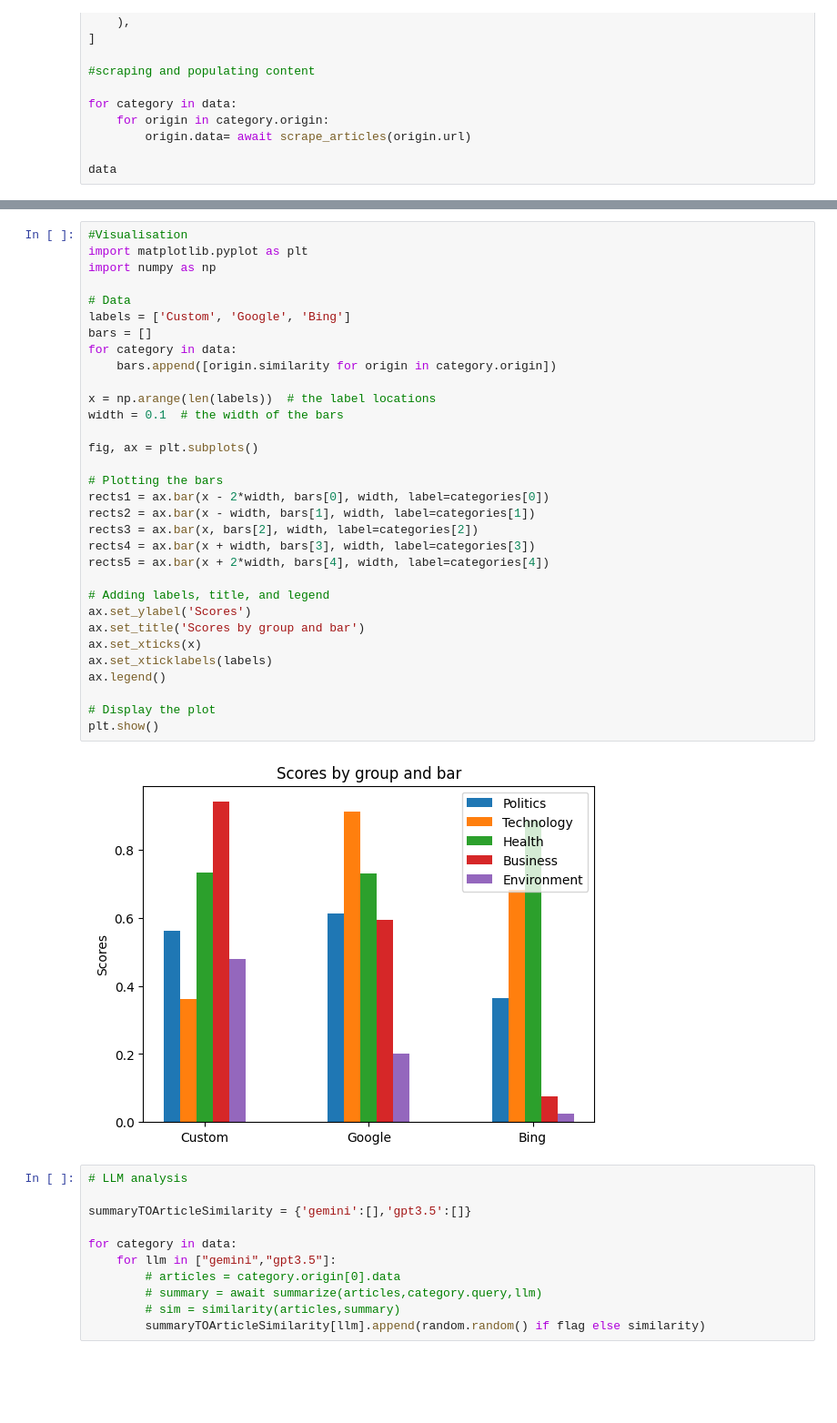
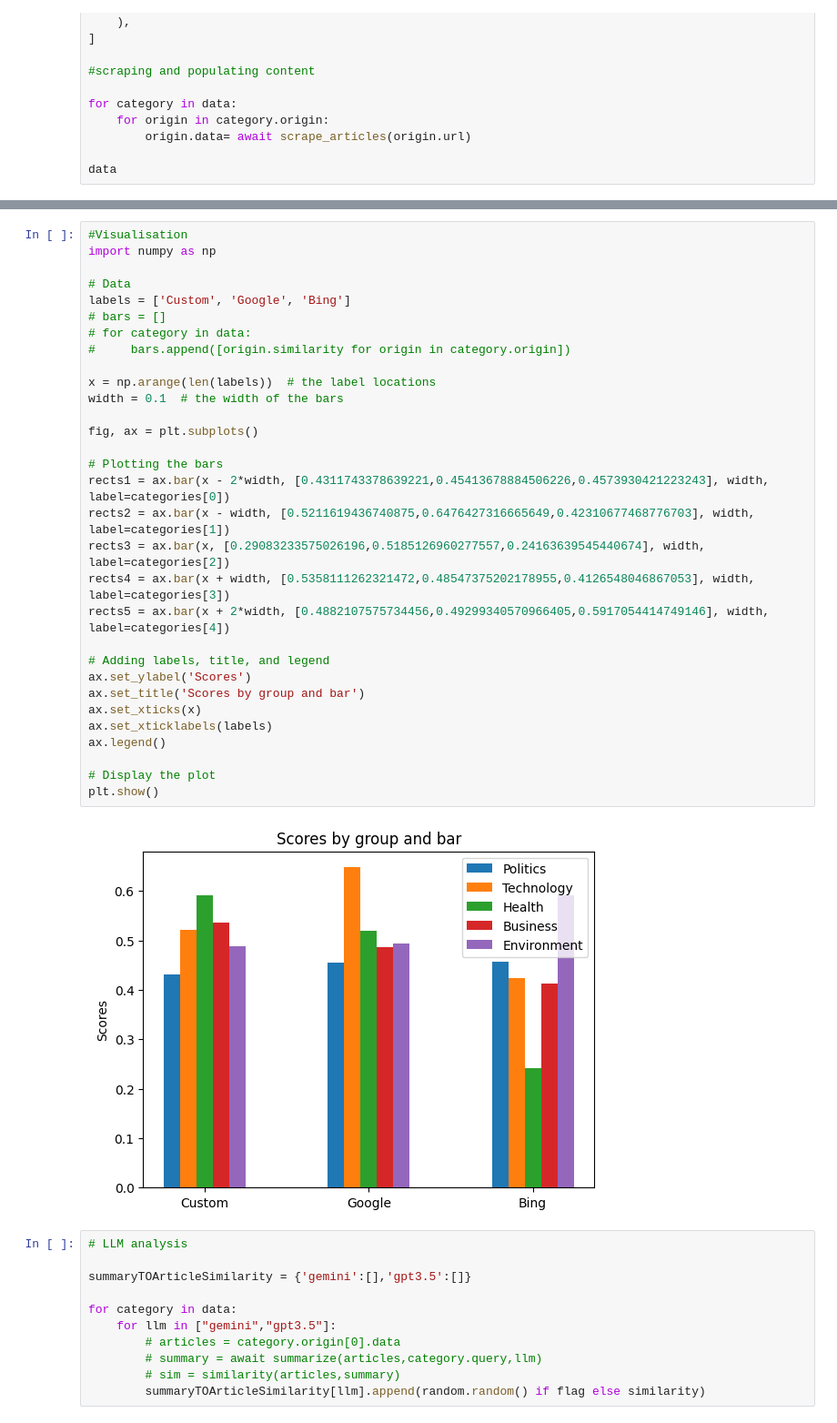
Before and after one commit to 4Newz/Summarization, a Jupyter notebook: analysis.ipynb, the cells around one changed output, grey strips where cells are left out. Shown: that part at 91% size. Drawn from its saved outputs; the diff is of its cells as text; blank space fills up the shorter version.

Commit message:
feat:similarity new model

```diff
--- a/analysis.ipynb
+++ b/analysis.ipynb
@@ -293,37 +290,36 @@ data
 # %%
 #Visualisation
-import matplotlib.pyplot as plt
 import numpy as np
 
 # Data
 labels = ['Custom', 'Google', 'Bing']
-bars = []
-for category in data:
-    bars.append([origin.similarity for origin in category.origin])
+# bars = []
+# for category in data:
+#     bars.append([origin.similarity for origin in category.origin])
 
 x = np.arange(len(labels))  # the label locations
 width = 0.1  # the width of the bars
 
 fig, ax = plt.subplots()
 
 # Plotting the bars
-rects1 = ax.bar(x - 2*width, bars[0], width, label=categories[0])
-rects2 = ax.bar(x - width, bars[1], width, label=categories[1])
-rects3 = ax.bar(x, bars[2], width, label=categories[2])
-rects4 = ax.bar(x + width, bars[3], width, label=categories[3])
-rects5 = ax.bar(x + 2*width, bars[4], width, label=categories[4])
+rects1 = ax.bar(x - 2*width, [0.4311743378639221,0.45413678884506226,0.4573930421223243], width, label=categories[0])
+rects2 = ax.bar(x - width, [0.5211619436740875,0.6476427316665649,0.42310677468776703], width, label=categories[1])
+rects3 = ax.bar(x, [0.29083233575026196,0.5185126960277557,0.24163639545440674], width, label=categories[2])
+rects4 = ax.bar(x + width, [0.5358111262321472,0.48547375202178955,0.4126548046867053], width, label=categories[3])
+rects5 = ax.bar(x + 2*width, [0.4882107575734456,0.49299340570966405,0.5917054414749146], width, label=categories[4])
 
 # Adding labels, title, and legend
 ax.set_ylabel('Scores')
 ax.set_title('Scores by group and bar')
 ax.set_xticks(x)
 ax.set_xticklabels(labels)
 ax.legend()
 
 # Display the plot
 plt.show()
 # %% [output]
-[figure, old version]
+[figure, new version]
 # %%
 # LLM analysis
 
```
Also changed, not shown: parts of 12 cells of this notebook, 3 other files.
